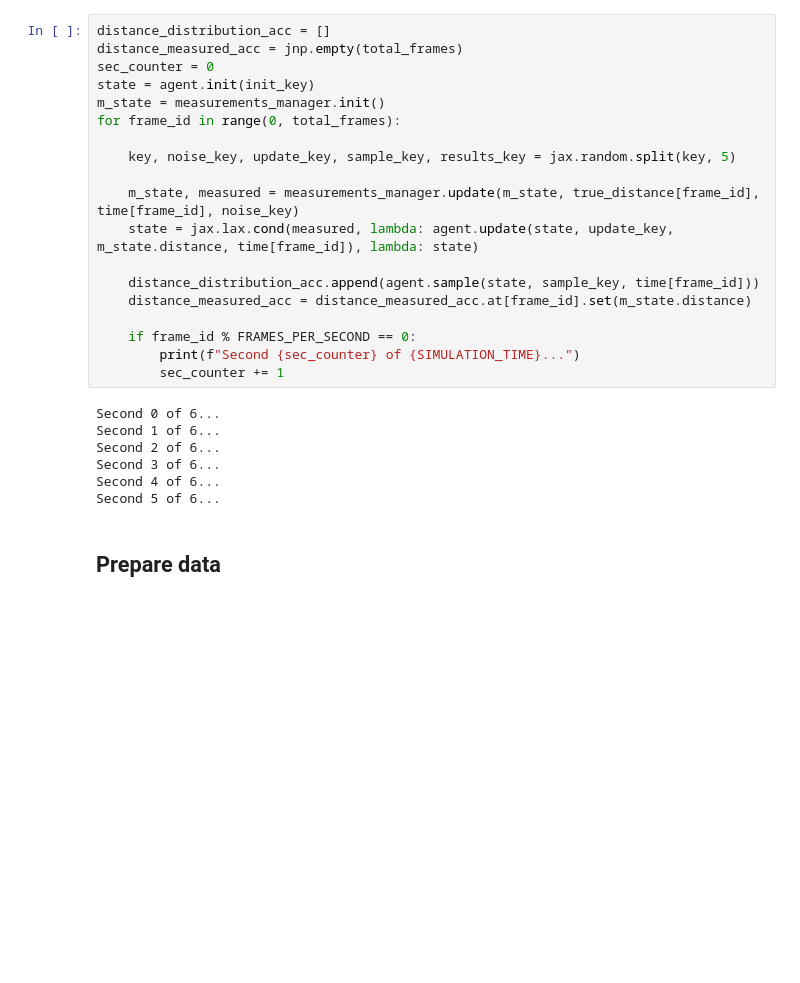
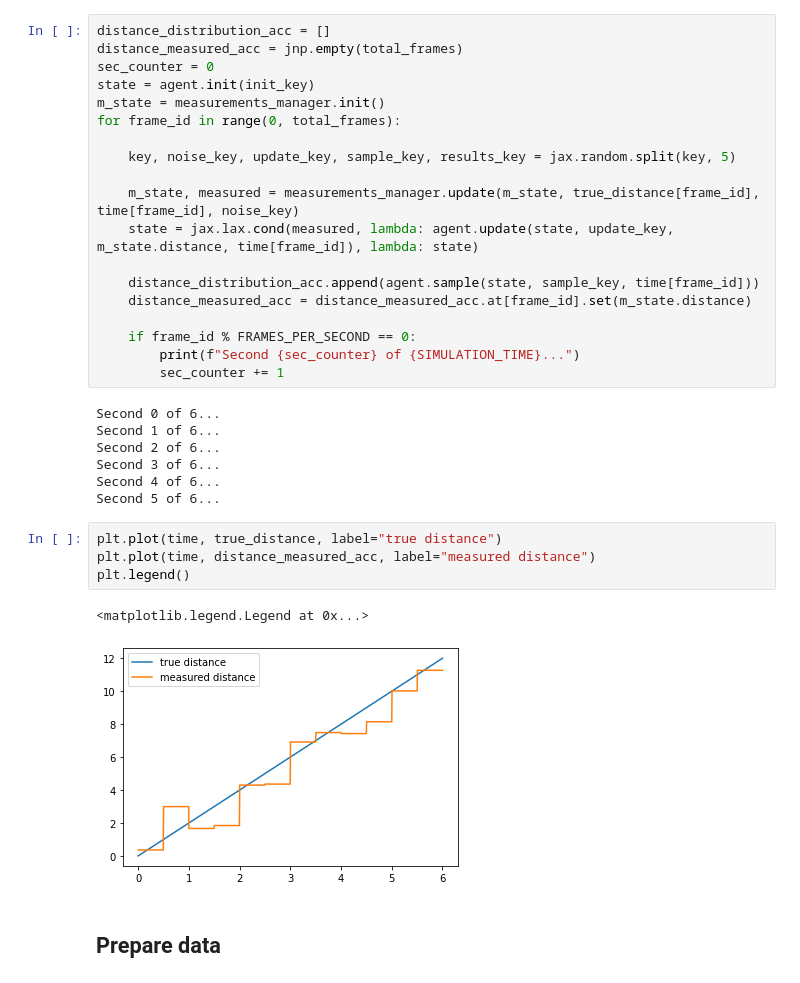
Before and after one commit to ml4wifi-devs/ftmrate, a Jupyter notebook: tools/plots/ftmrate_plots.ipynb, the cells around one changed output. Drawn from its saved outputs; the diff is of its cells as text; blank space fills up the shorter version.

```diff
--- a/tools/plots/ftmrate_plots.ipynb
+++ b/tools/plots/ftmrate_plots.ipynb
@@ -71,6 +71,13 @@ Second 2 of 6...
 Second 3 of 6...
 Second 4 of 6...
 Second 5 of 6...
+# %%
+plt.plot(time, true_distance, label="true distance")
+plt.plot(time, distance_measured_acc, label="measured distance")
+plt.legend()
+# %% [output]
+<matplotlib.legend.Legend at 0x...>
+[figure, added]
 # %% [markdown]
 ## Prepare data
 # %% [markdown]
```
Also changed, not shown: parts of 4 cells of this notebook.
